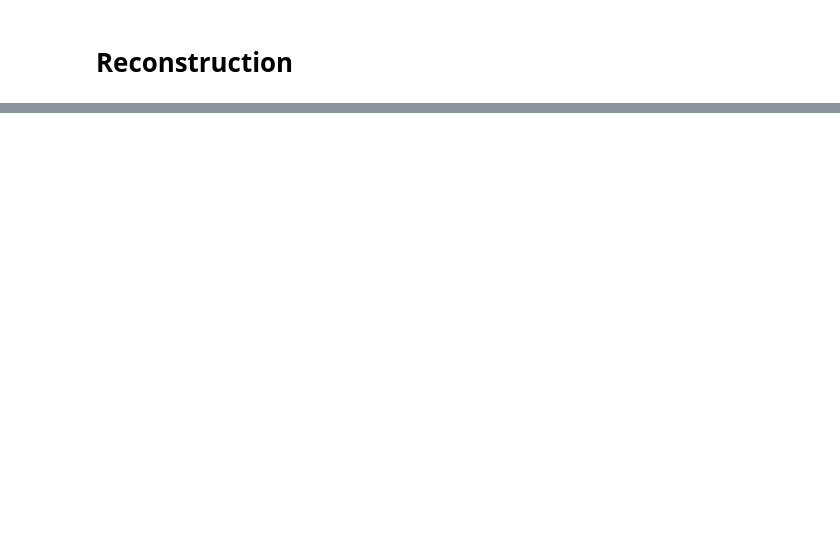
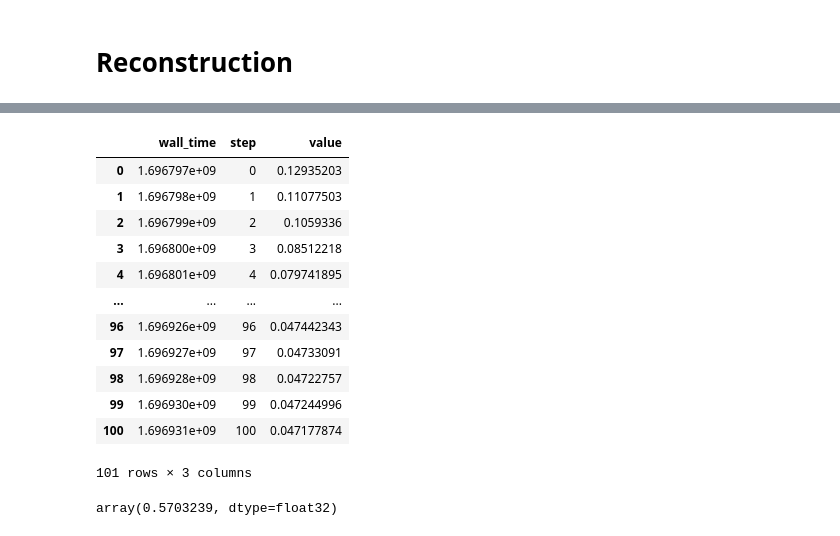
Before and after one commit to cridonoso/astromer, a Jupyter notebook: presentation/experiments/astromer_1/results.ipynb, the cells around one changed output, grey strips where cells are left out. Drawn from its saved outputs; the diff is of its cells as text; code cells hidden in the pictures; blank space fills up the shorter version.

```diff
--- a/presentation/experiments/astromer_1/results.ipynb
+++ b/presentation/experiments/astromer_1/results.ipynb
@@ -156,0 +232,16 @@ Text(0.96, 0.5, 'Predicted Magnitude')
+# %%
+exp_selected = ['2023-10-08_20-08-56/finetuning']
+df_ft = pd.DataFrame(columns=['train_loss', 'train_r_square',  'val_loss', 'val_r_square', 'test_loss', 'test_r_square','spc','fold','dataset'])
+for exp in exp_selected:
+    for i in ft_datasets:
+        for fold in range(3):
+            for size in [20,100,500]:
+                result_path = os.path.join(root_exp, exp ,i, 'fold_{}'.format(fold), i+'_'+str(size),'metrics.toml')
+                with open(result_path, "rb") as file:
+                    toml_data = tomli.load(file)
+
+                data = {'train_loss':float(toml_data['train_loss']), 'train_r_square': float(toml_data['train_r_square']),
+                        'val_loss':float(toml_data['val_loss']), 'val_r_square': float(toml_data['val_r_square']),
+                        'test_loss':float(toml_data['test_loss']), 'test_r_square': float(toml_data['test_r_square']),
+                         'spc':size, 'fold':fold, 'dataset':i}
+                df_ft = pd.concat([df_ft, pd.DataFrame([data])], ignore_index=True)
@@ -156,0 +319,17 @@ Text(0.96, 0.5, 'Predicted Magnitude')
+# %%
+path_logs = './results/mask_v_h_cris_05/2023-10-08_20-08-56/pretraining/logs/train'
+get_metrics(path_logs, metric_name='rmse', full_logs=True, show_keys=False, nlog=-1)
+# %% [output]
+|  | wall_time | step | value |
+| 0 | 1.696797e+09 | 0 | 0.12935203 |
+| 1 | 1.696798e+09 | 1 | 0.11077503 |
+| 2 | 1.696799e+09 | 2 | 0.1059336 |
+| 3 | 1.696800e+09 | 3 | 0.08512218 |
+| 4 | 1.696801e+09 | 4 | 0.079741895 |
+| ... | ... | ... | ... |
+| 96 | 1.696926e+09 | 96 | 0.047442343 |
+| 97 | 1.696927e+09 | 97 | 0.04733091 |
+| 98 | 1.696928e+09 | 98 | 0.04722757 |
+| 99 | 1.696930e+09 | 99 | 0.047244996 |
+| 100 | 1.696931e+09 | 100 | 0.047177874 |
+101 rows × 3 columns
@@ -156,0 +339,4 @@ Text(0.96, 0.5, 'Predicted Magnitude')
+# %%
+max(df.value)
+# %% [output]
+array(0.5703239, dtype=float32)
```
Also changed, not shown: parts of 18 cells of this notebook, 12 other files.
